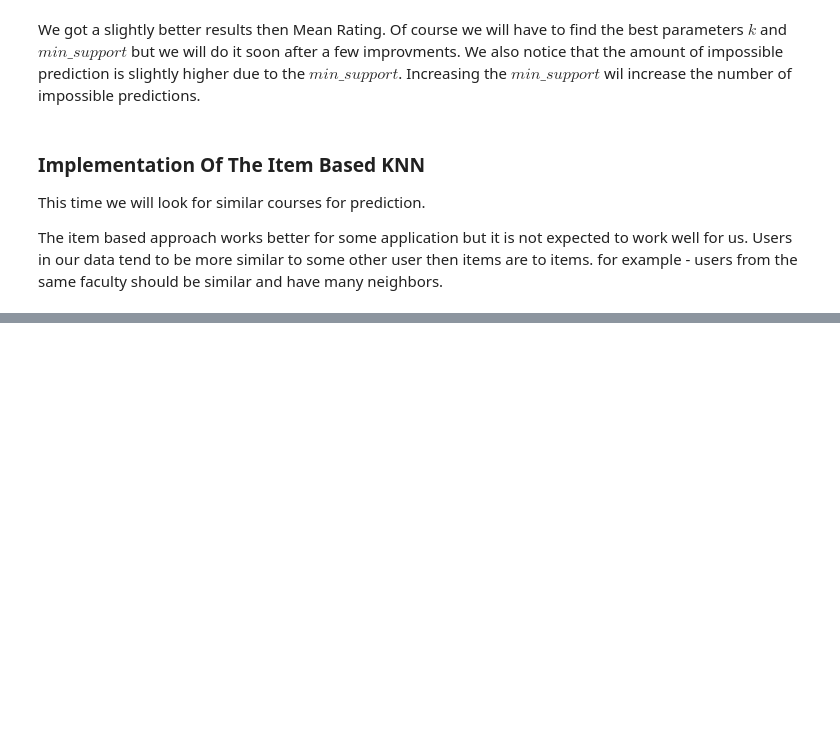
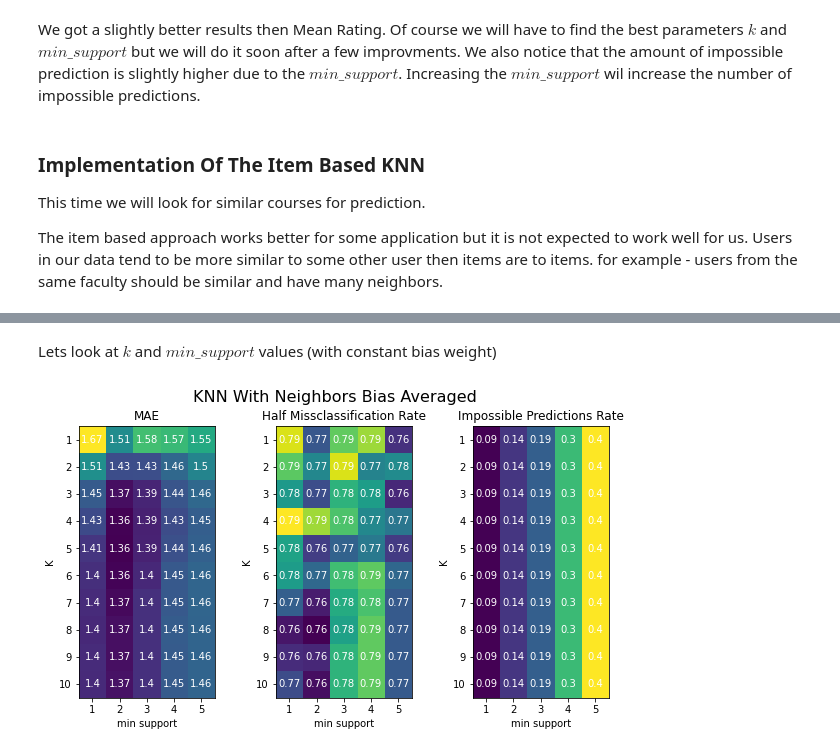
Before and after one commit to yuvalgos/course_recommender_system, a Jupyter notebook: recommender_algorithms.ipynb, the cells around one changed output, grey strips where cells are left out. Cells and saved outputs as stored; diff of their text form; code cells hidden in the pictures; blank space fills up the shorter version.

```diff
--- a/recommender_algorithms.ipynb
+++ b/recommender_algorithms.ipynb
@@ -881,0 +1275,17 @@ more:
+# %% [markdown]
+Lets look at $k$ and $min\_support$ values (with constant bias weight)
+# %%
+mae_grid_d, half_mr_grid_d, percent_impossible_grid_d =\
+    parameter_grid_evaluate_knn(KNNWithNeighborsBias, X_train, y_diff_train, k_vals, min_support_vals)
+
+mae_grid_w, half_mr_grid_w, percent_impossible_grid_w =\
+    parameter_grid_evaluate_knn(KNNWithNeighborsBias, X_train, y_wl_train, k_vals, min_support_vals)
+
+mae_grid_avg = (mae_grid_d + mae_grid_w)/2
+half_mr_grid_avg = (half_mr_grid_d + half_mr_grid_w)/2
+percent_impossible_grid_avg = (percent_impossible_grid_d + percent_impossible_grid_w)/2
+
+heat_map_params_plot(mae_grid_avg, half_mr_grid_avg, percent_impossible_grid_avg,
+                     k_vals ,min_support_vals, "KNN With Neighbors Bias Averaged")
+# %% [output]
+[figure, added]
```
Also changed, not shown: parts of 65 cells of this notebook.
